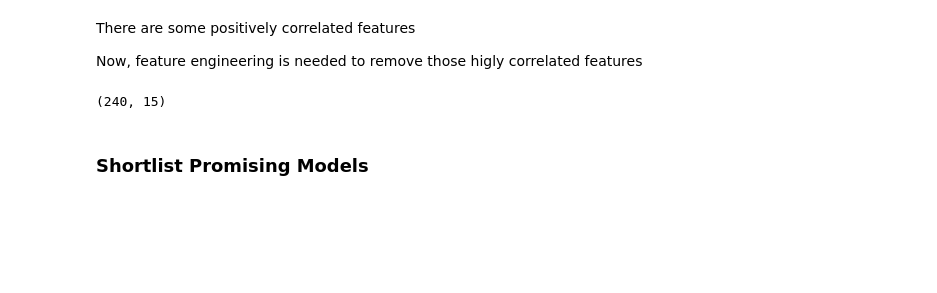
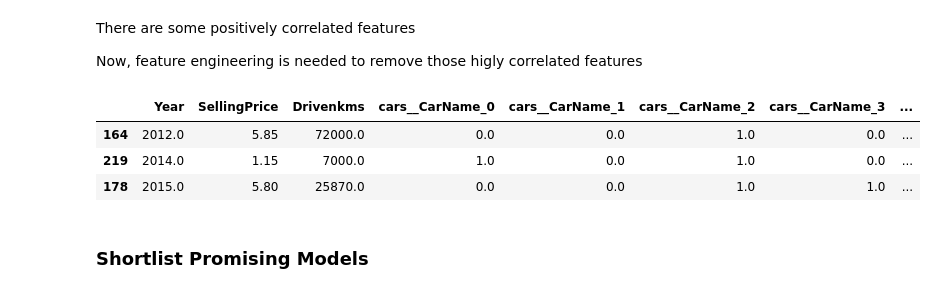
Before and after one commit to esolanoo/Car-Prices-Prediction, a Jupyter notebook: Car Price Prediction.ipynb, the cells around one changed output. Cells and saved outputs as stored; diff of their text form; code cells hidden in the pictures; blank space fills up the shorter version.

```diff
--- a/Car Price Prediction.ipynb
+++ b/Car Price Prediction.ipynb
@@ -174,14 +179,17 @@ Now, feature engineering is needed to remove those higly correlated features
 # %%
 import numpy as np
 
 corr = X_train_fit.corr().abs() # type: ignore
 up = corr.where(np.triu(np.ones(corr.shape), k=1).astype(bool))
 to_drop = [column for column in up.columns if any(up[column] > 0.7)]
 X_train_fit.drop(to_drop, axis=1, inplace=True) # type: ignore
 X_test_fit.drop(to_drop, axis=1, inplace=True) # type: ignore
-X_train_fit.shape
+X_train_fit.sample(3)
 # %% [output]
-(240, 15)
+|  | Year | SellingPrice | Drivenkms | cars__CarName_0 | cars__CarName_1 | cars__CarName_2 | cars__CarName_3 | ... |
+| 164 | 2012.0 | 5.85 | 72000.0 | 0.0 | 0.0 | 1.0 | 0.0 | ... |
+| 219 | 2014.0 | 1.15 | 7000.0 | 1.0 | 0.0 | 1.0 | 0.0 | ... |
+| 178 | 2015.0 | 5.80 | 25870.0 | 0.0 | 0.0 | 1.0 | 1.0 | ... |
 # %% [markdown]
 ### Shortlist Promising Models
 # %%
```
Also changed, not shown: parts of 23 cells of this notebook.
